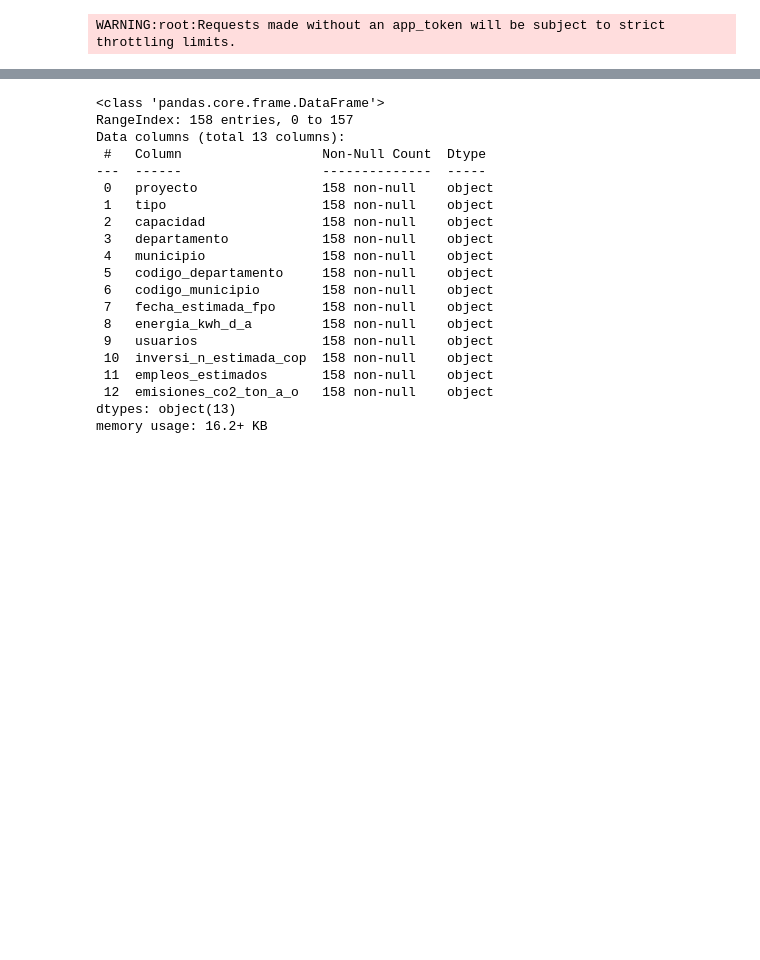
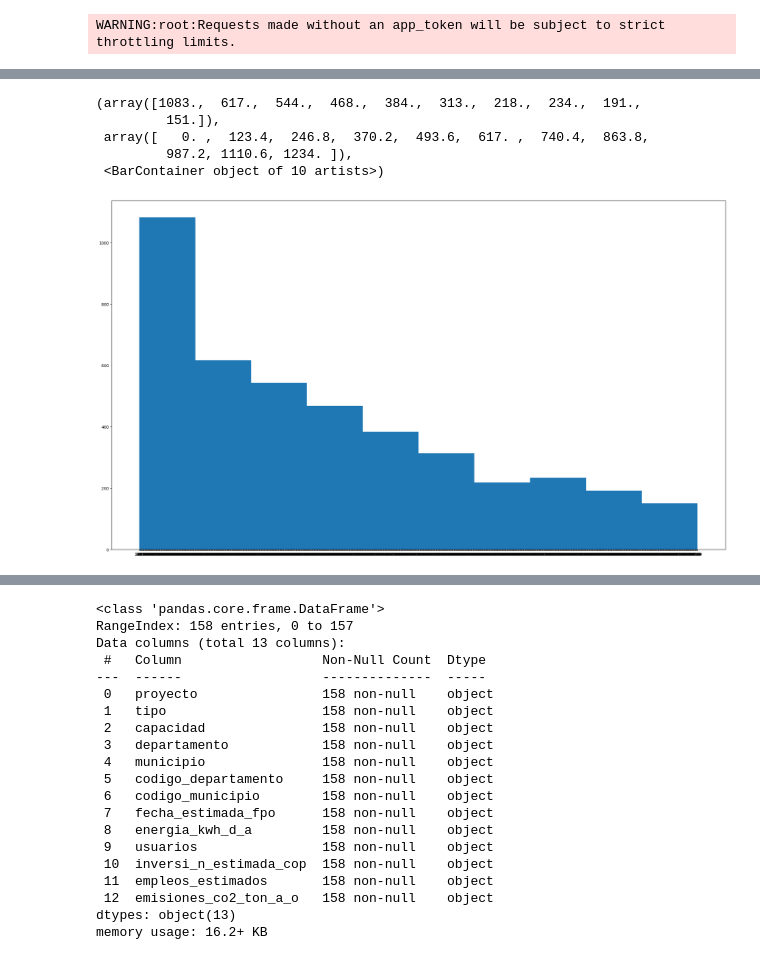
Before and after one commit to gluoneros/talentoTech, a Jupyter notebook: ProyectoFinal.ipynb, the cells around one changed output, grey strips where cells are left out. Cells and saved outputs as stored; diff of their text form; code cells hidden in the pictures; blank space fills up the shorter version.

```diff
--- a/ProyectoFinal.ipynb
+++ b/ProyectoFinal.ipynb
@@ -106,0 +120,11 @@ datos2.head()
+# %%
+plt.figure(figsize=(28, 16))
+plt.hist(x='prom_diaria', data=df1)
+#plt.xticks(rotation=45)
+# %% [output]
+(array([1083.,  617.,  544.,  468.,  384.,  313.,  218.,  234.,  191.,
+         151.]),
+ array([   0. ,  123.4,  246.8,  370.2,  493.6,  617. ,  740.4,  863.8,
+         987.2, 1110.6, 1234. ]),
+ <BarContainer object of 10 artists>)
+[figure, added]
```
Also changed, not shown: parts of 31 cells of this notebook.
